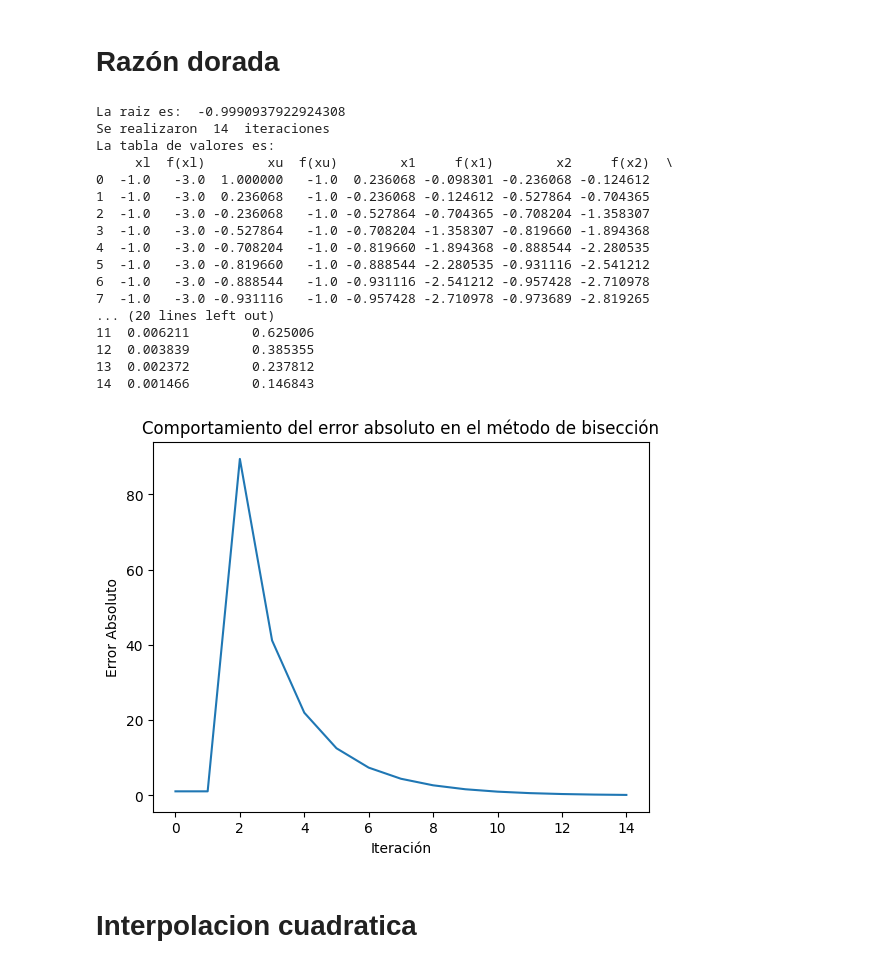
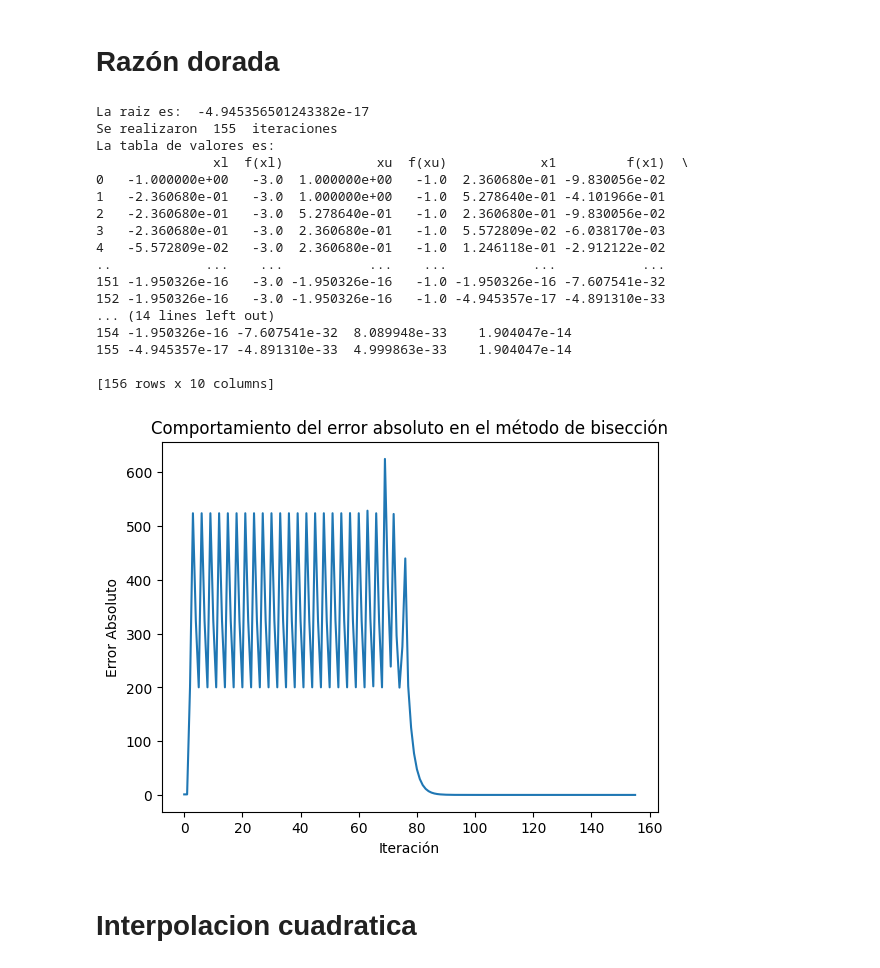
Before and after one commit to danielBrand12/optimization-20252, a Jupyter notebook: optimizacion.ipynb, the cells around one changed output. Cells and saved outputs as stored; diff of their text form; code cells hidden in the pictures.

```diff
--- a/optimizacion.ipynb
+++ b/optimizacion.ipynb
@@ -93,16 +88,11 @@ def f(x):
   return x**2-2
 
 def falsa_posicion(f, xl, xu, error):
-  results = pd.DataFrame(columns=['xl', 'xu', 'xr', 'error_porcentual'])
+  results = pd.DataFrame(columns=['xl', 'f(xl)', 'xu', 'f(xu)', 'xr', 'f(xr)', 'error'])
   iteraciones = 0
 
-  # Segun la formula del libro
-  # el error relativo porcentual
-  # es |(xr nuevo - xr viejo)/xr nuevo| * 100
-  error_relativo_porcentual = abs(error) + 1  # Inicializar con un valor mayor que el error
-  xr = 0
 
-  while error_relativo_porcentual > error:
+  while abs(xu - xl) > error:
     # Calcular el error relativo porcentual
 
     if f(xl) - f(xu) == 0:
@@ -110,17 +100,12 @@ def falsa_posicion(f, xl, xu, error):
       iteraciones += 1
       continue
 
-    xrnuevo = xu - ((f(xu)*(xl - xu))/(f(xl) - f(xu)))
+    xr = xu - ((f(xu)*(xl - xu))/(f(xl) - f(xu)))
 
-    if iteraciones > 0:
-      error_relativo_porcentual = abs((xrnuevo - xr) / xrnuevo) * 100
-
-    xr = xrnuevo
-
-    results.loc[len(results)] = [xl, xu, xr, error_relativo_porcentual]
+    results.loc[len(results)] = [xl, f(xl), xu, f(xu), xr, f(xr), abs(xu - xl)]
 
     if f(xr) == 0:
-      results.loc[len(results)] = [xl, xu, xr, 0]
+      results.loc[len(results)] = [xl, f(xl), xu, f(xu), xr, f(xr), 0]
       return xr, iteraciones, results
     elif f(xl)*f(xr) < 0:
       xu = xr
@@ -148,7 +133,7 @@ print("Se realizaron ", iteraciones, " iteraciones")
 print("La tabla de valores es: ")
 print(df)
 
-plt.plot(df['error_porcentual'])
+plt.plot(df['error'])
 plt.xlabel('Iteración')
 plt.ylabel('Error porcentual')
 plt.title('Comportamiento del error en el método de bisección')
@@ -176,7 +167,7 @@ import math
 
 def f(x):
   #return 3*x**2 - 120*x + 100
-  return x**3 -2*x**2
+  return x**3 - 2*x**2
 
 
 def razon_dorada(f, xl, xu, error, method = 'minimize'):
@@ -249,52 +240,52 @@ def razon_dorada(f, xl, xu, error, method = 'minimize'):
         elif method == 'maximize':
             if fx1 > fx2:
                 xopt = x1
             else:
                 xopt = x2
 
         if xopt != 0:
             error_absoluto = (1-phi)*abs((xu - xl)/xopt)*100
 
     return xopt, iteraciones, results
 
 
 xl = -1
 
 xu = 1
 
-error = 0.1
+error = 0
 
-raiz, iteraciones, df = razon_dorada(f, xl, xu, error, method='minimize')
+raiz, iteraciones, df = razon_dorada(f, xl, xu, error, method='maximize')
 
 print("La raiz es: ", raiz)
 print("Se realizaron ", iteraciones, " iteraciones")
 print("La tabla de valores es: ")
 print(df)
 
 plt.plot(df['error_absoluto'])
 plt.xlabel('Iteración')
 plt.ylabel('Error Absoluto')
 plt.title('Comportamiento del error absoluto en el método de bisección')
 plt.show()
 # %% [output]
-La raiz es:  -0.9990937922924308
-Se realizaron  14  iteraciones
+La raiz es:  -4.945356501243382e-17
+Se realizaron  155  iteraciones
 La tabla de valores es:
-     xl  f(xl)        xu  f(xu)        x1     f(x1)        x2     f(x2)  \
-0  -1.0   -3.0  1.000000   -1.0  0.236068 -0.098301 -0.236068 -0.124612
-1  -1.0   -3.0  0.236068   -1.0 -0.236068 -0.124612 -0.527864 -0.704365
-2  -1.0   -3.0 -0.236068   -1.0 -0.527864 -0.704365 -0.708204 -1.358307
-3  -1.0   -3.0 -0.527864   -1.0 -0.708204 -1.358307 -0.819660 -1.894368
-4  -1.0   -3.0 -0.708204   -1.0 -0.819660 -1.894368 -0.888544 -2.280535
-5  -1.0   -3.0 -0.819660   -1.0 -0.888544 -2.280535 -0.931116 -2.541212
-6  -1.0   -3.0 -0.888544   -1.0 -0.931116 -2.541212 -0.957428 -2.710978
-7  -1.0   -3.0 -0.931116   -1.0 -0.957428 -2.710978 -0.973689 -2.819265
-... (20 lines left out)
-11  0.006211        0.625006
-12  0.003839        0.385355
-13  0.002372        0.237812
-14  0.001466        0.146843
+               xl  f(xl)            xu  f(xu)            x1         f(x1)  \
+0   -1.000000e+00   -3.0  1.000000e+00   -1.0  2.360680e-01 -9.830056e-02
+1   -2.360680e-01   -3.0  1.000000e+00   -1.0  5.278640e-01 -4.101966e-01
+2   -2.360680e-01   -3.0  5.278640e-01   -1.0  2.360680e-01 -9.830056e-02
+3   -2.360680e-01   -3.0  2.360680e-01   -1.0  5.572809e-02 -6.038170e-03
+4   -5.572809e-02   -3.0  2.360680e-01   -1.0  1.246118e-01 -2.912122e-02
+..            ...    ...           ...    ...           ...           ...
+151 -1.950326e-16   -3.0 -1.950326e-16   -1.0 -1.950326e-16 -7.607541e-32
+152 -1.950326e-16   -3.0 -1.950326e-16   -1.0 -4.945357e-17 -4.891310e-33
+... (14 lines left out)
+154 -1.950326e-16 -7.607541e-32  8.089948e-33    1.904047e-14
+155 -4.945357e-17 -4.891310e-33  4.999863e-33    1.904047e-14
+
+[156 rows x 10 columns]
-[figure, old version]
+[figure, new version]
 # %% [markdown]
 # Interpolacion cuadratica
 # %%
```
Also changed, not shown: parts of 5 cells of this notebook.
